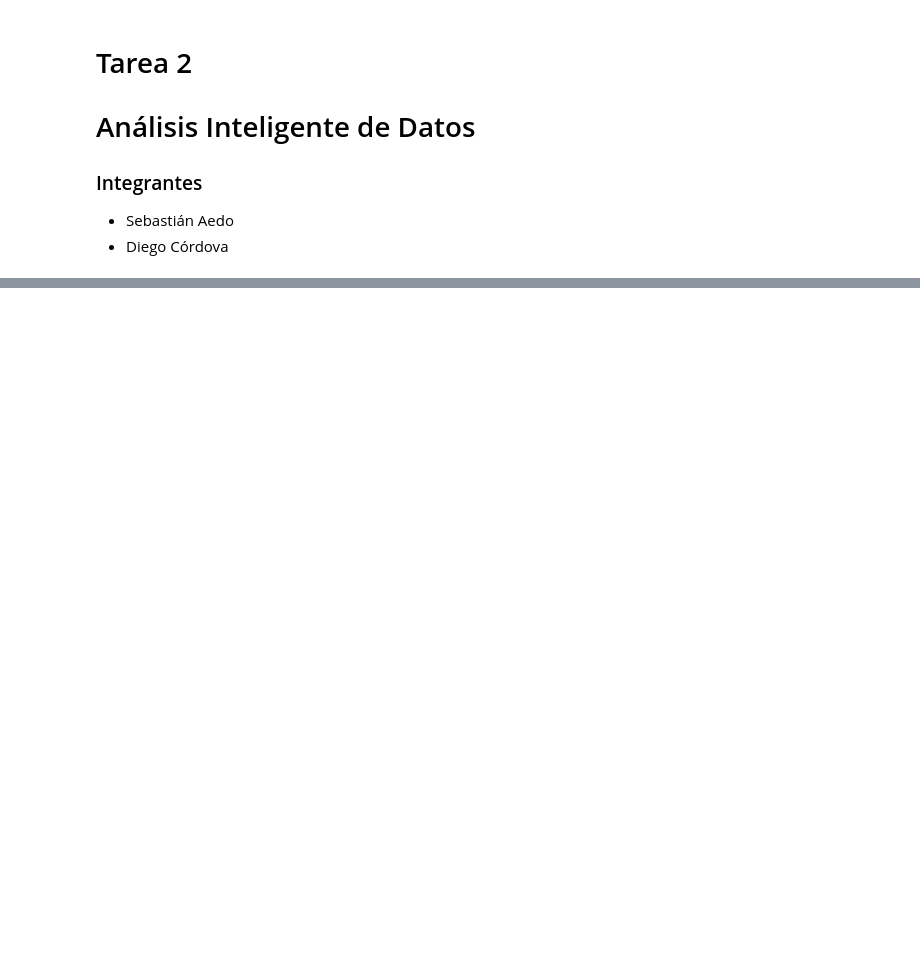
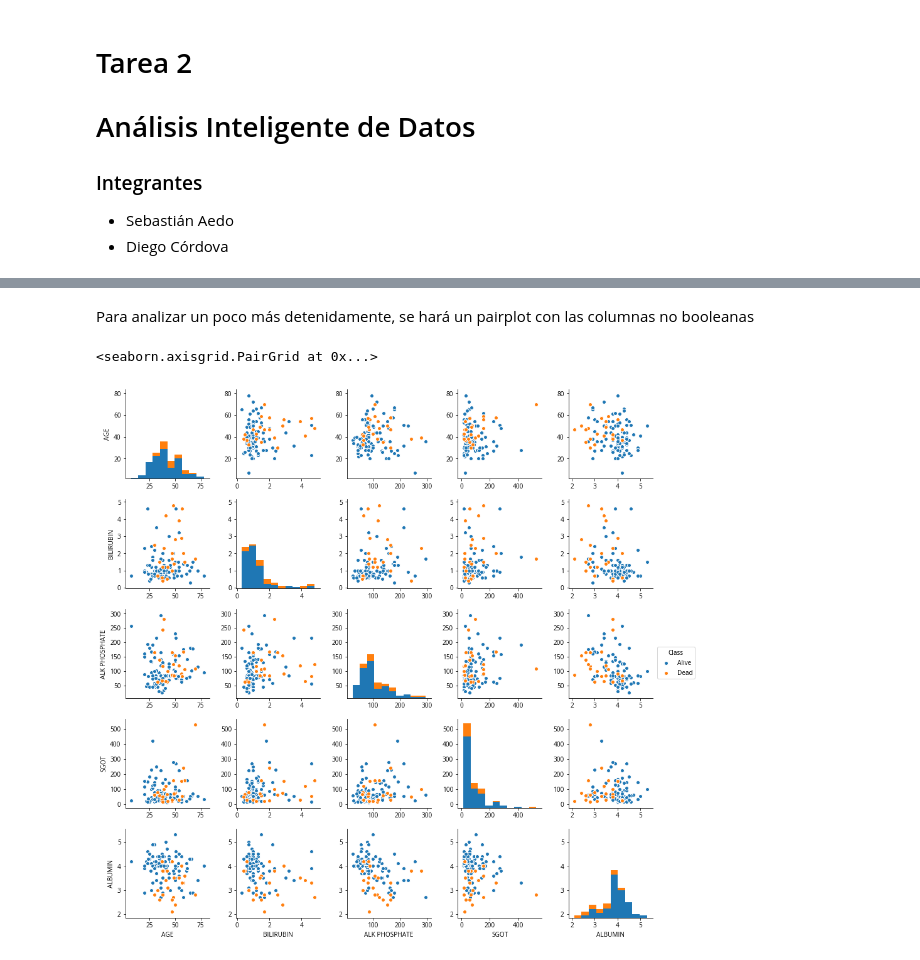
Before and after one commit to etra0/AID, a Jupyter notebook: tarea-2/Tarea 2 .ipynb, the cells around one changed output, grey strips where cells are left out. Saved outputs shown, nothing was run; the diff lists cells and outputs as text; code cells hidden in the pictures; blank space fills up the shorter version.

Commit message:
Trabajando en la hepatitis

```diff
--- a/tarea-2/Tarea 2 .ipynb
+++ b/tarea-2/Tarea 2 .ipynb
@@ -39,0 +84,6 @@ hepatitis = read_csv('data/hepatitis.data', sep=',', names=vector, header=None)
+# %%
+boolean_columns = ["STEROID", "ANTIVIRALS", "FATIGUE", "MALAISE", "ANOREXIA", "LIVER BIG", "LIVER FIRM", "SPLEEN PALPABLE",
+     "SPIDERS", "ASCITES", "VARICES", 'HISTOLOGY']
+for column in boolean_columns:
+    type_data = {'1': False, '2': True, '?': None}
+    hepatitis[column] = hepatitis[column].apply(lambda x: type_data[str(x)])
@@ -39,0 +92,6 @@ hepatitis = read_csv('data/hepatitis.data', sep=',', names=vector, header=None)
+# %%
+type_data = {'1': 'M', '2': 'F', '?': np.nan}
+hepatitis['SEX'] = hepatitis['SEX'].apply(lambda x: type_data[str(x)])
+# %%
+type_data = {'1': 'Dead', '2': 'Alive', '?': None}
+hepatitis['Class'] = hepatitis['Class'].apply(lambda x: type_data[str(x)])
@@ -39,0 +100,9 @@ hepatitis = read_csv('data/hepatitis.data', sep=',', names=vector, header=None)
+# %%
+floats = ['BILIRUBIN', 'ALBUMIN']
+integers = ['ALK PHOSPHATE', 'SGOT', 'PROTIME']
+
+for column in floats:
+    hepatitis[column] = pd.to_numeric(hepatitis[column], errors='coerce')
+
+for column in integers:
+    hepatitis[column] = pd.to_numeric(hepatitis[column], errors='coerce')
@@ -39,0 +138,9 @@ hepatitis = read_csv('data/hepatitis.data', sep=',', names=vector, header=None)
+# %% [markdown]
+Para analizar un poco más detenidamente, se hará un pairplot con las columnas no booleanas
+# %%
+non_boolean = ['Class', 'AGE', 'BILIRUBIN', 'ALK PHOSPHATE', 'SGOT', 'ALBUMIN']
+without_na = hepatitis.loc[:, non_boolean].dropna()
+sns.pairplot(without_na, hue='Class')
+# %% [output]
+<seaborn.axisgrid.PairGrid at 0x...>
+[figure, added]
```
Also changed, not shown: parts of 12 cells of this notebook.
